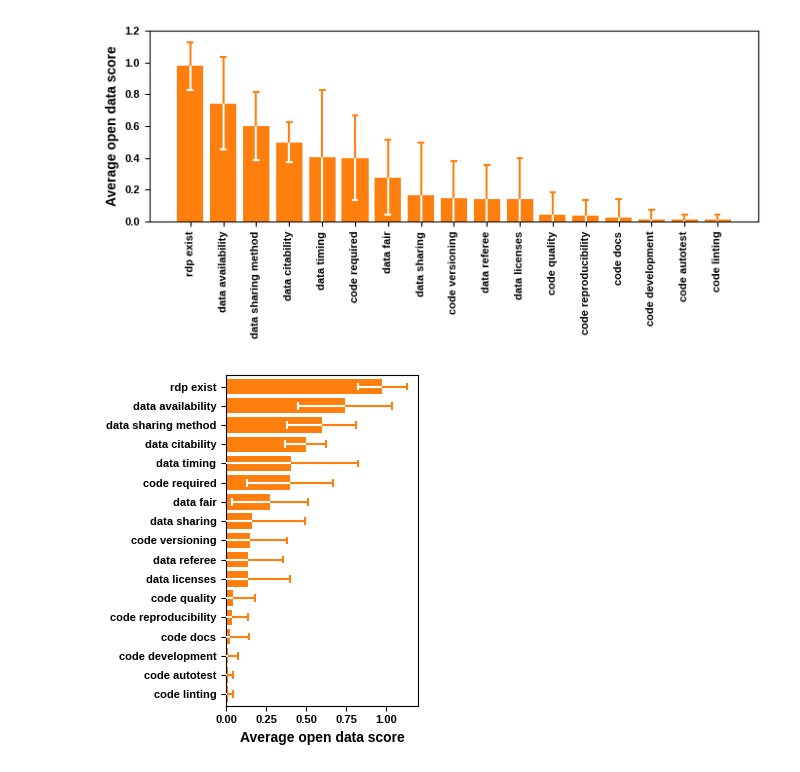
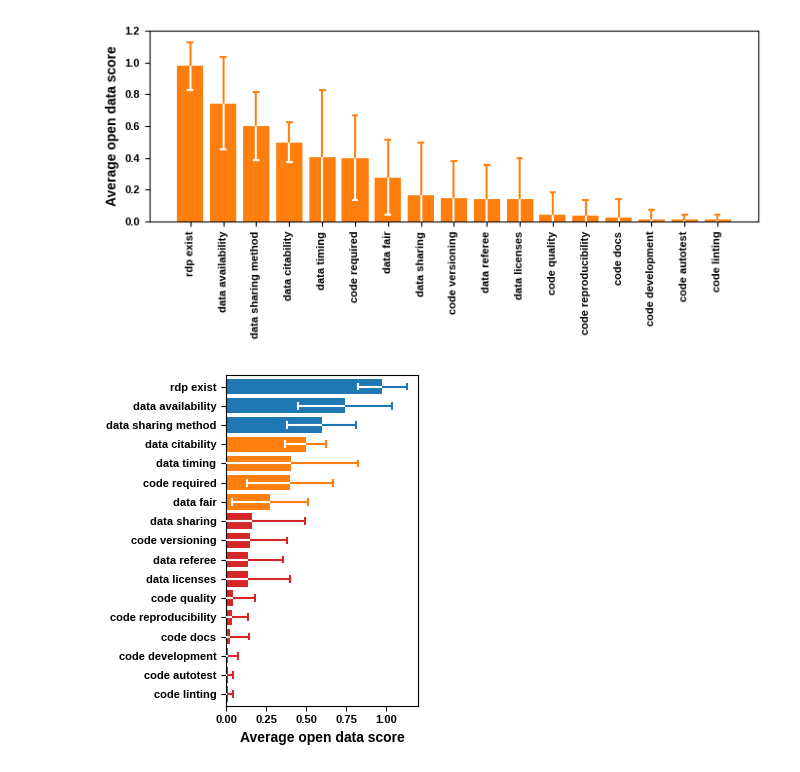
Before and after one commit to daemoncost/Journal-Research-Data-Policy, a Jupyter notebook: notebooks/exploration/analysis_average_score_per_question.ipynb, the cells around one changed output. Cells and saved outputs as stored; diff of their text form; code cells hidden in the pictures.

Commit message:
separate low and high ods score  questions by color

```diff
--- a/notebooks/exploration/analysis_average_score_per_question.ipynb
+++ b/notebooks/exploration/analysis_average_score_per_question.ipynb
@@ -146,35 +146,43 @@ fig.savefig("../../data/processed/average_score_per_question.pdf")
 [figure]
 # %%
 labels = labels[::-1]
-means = means[::-1]
-stds = stds[::-1]
+means  = means[::-1]
+stds   = stds[::-1]
 
 fig, ax = plt.subplots(figsize=(3.5, 4))
 
-bar_color = "C1"
+# Choose colors for thresholds
+low_color  = "C3"   # < 0.2
+mid_color  = "C1"   # between
+high_color = "C0"   # > 0.5
+
+colors = [
+    low_color if m < 0.2 else high_color if m > 0.5 else mid_color
+    for m in means
+]
 
 # Plot bars without outline (horizontal bars)
-bars = ax.barh(labels, [0.01]*len(means), color=bar_color, edgecolor="none")
-bars = ax.barh(labels, means, color=bar_color, edgecolor="none")
+ax.barh(labels, [0.01] * len(means), color=colors, edgecolor="none")
+ax.barh(labels, means,               color=colors, edgecolor="none")
 
 # Add custom split error bars
-for i, (mean, std) in enumerate(zip(means, stds)):
+for i, (mean, std, c) in enumerate(zip(means, stds, colors)):
     if mean == 0:
         continue
 
-    # Upper error bar (to the right, same color as bar)
-    ax.hlines(i, mean, mean + std, color=bar_color, linewidth=1.5, zorder=3)
-    ax.vlines(mean + std, i - 0.2, i + 0.2, color=bar_color, linewidth=1.5, zorder=3)
+    # Upper error bar (to the right, same color as the bar)
+    ax.hlines(i, mean, mean + std, color=c, linewidth=1.5, zorder=3)
+    ax.vlines(mean + std, i - 0.2, i + 0.2, color=c, linewidth=1.5, zorder=3)
 
     # Lower error bar (to the left, white)
     ax.hlines(i, mean - std, mean, color="white", linewidth=1.5, zorder=3)
     ax.vlines(mean - std, i - 0.2, i + 0.2, color="white", linewidth=1.5, zorder=3)
 
 ax.set_xlabel("Average open data score")
 ax.set_xlim((0.0, 1.2))
 ax.set_ylim((-0.6, 16.6))
 plt.tight_layout()
 
 fig.savefig("../../data/processed/average_score_per_question_one_column.pdf")
 # %% [output]
-[figure, old version]
+[figure, new version]
```
Also changed, not shown: parts of 1 cell of this notebook, 1 other file.
